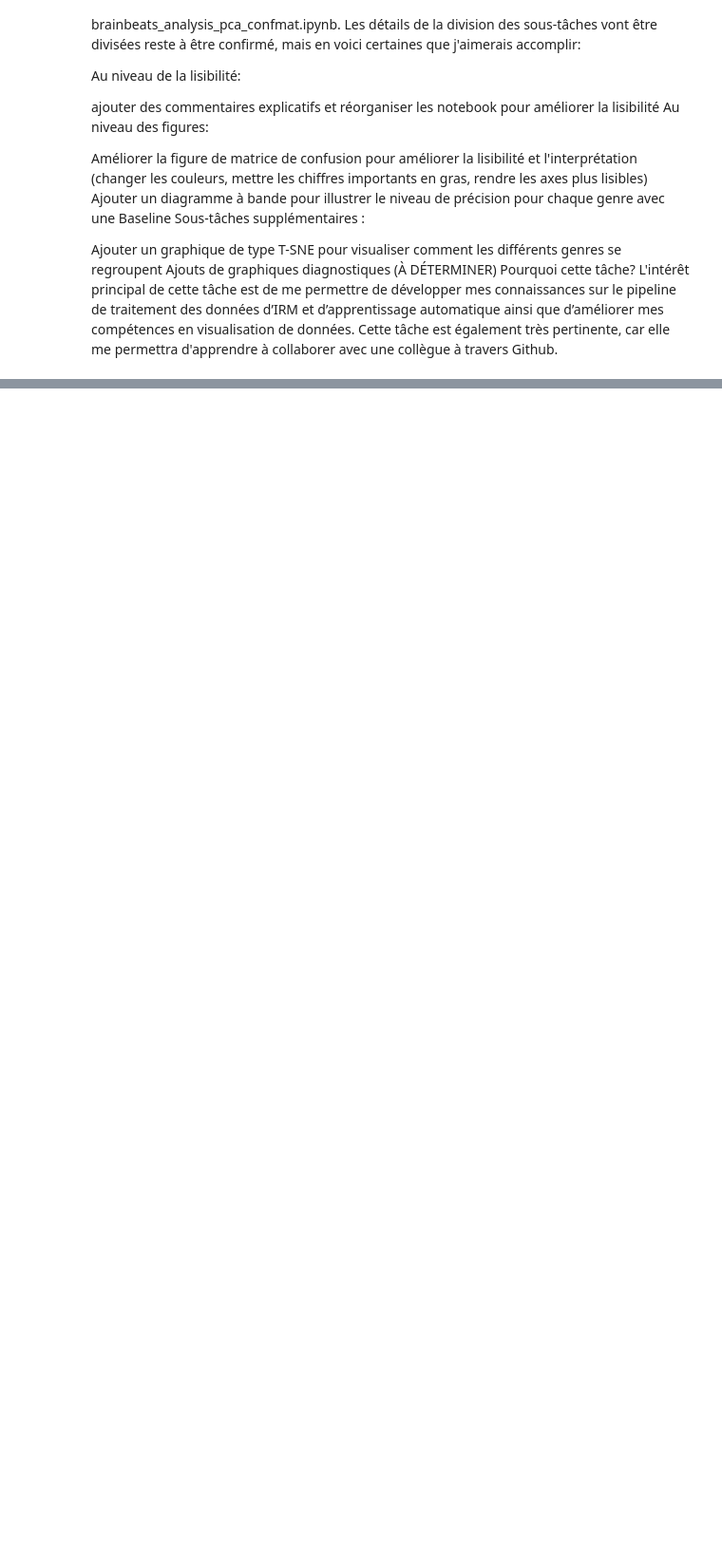
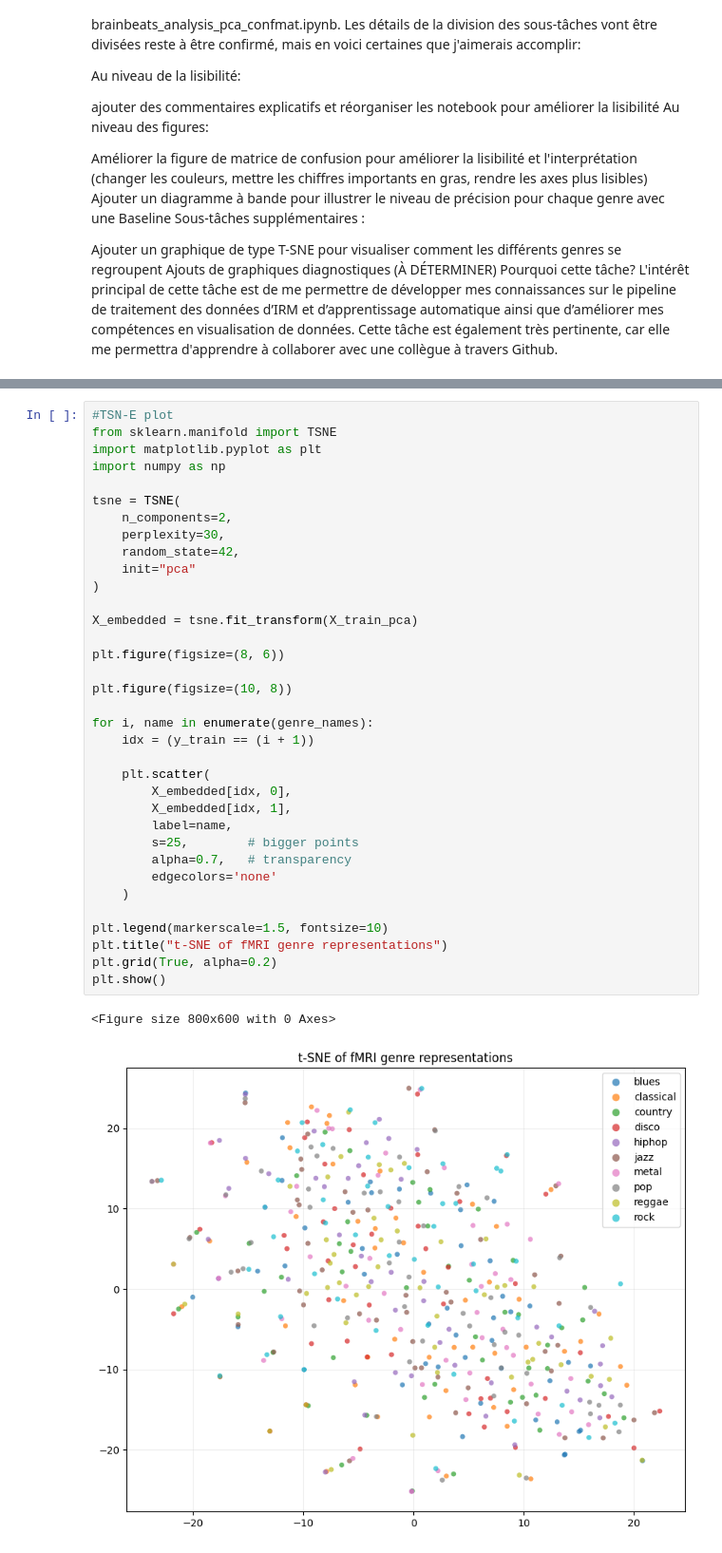
Before and after one commit to psy3019-6973-2026/BuuNguyen_Exercise_5, a Jupyter notebook: tasks/task_1.ipynb, the cells around one changed output, grey strips where cells are left out. Shown at 95% size. Drawn from its saved outputs; the diff is of its cells as text; blank space fills up the shorter version.

```diff
--- a/tasks/task_1.ipynb
+++ b/tasks/task_1.ipynb
@@ -167,0 +288,38 @@ from scipy.io import loadmat
+# %%
+#TSN-E plot
+from sklearn.manifold import TSNE
+import matplotlib.pyplot as plt
+import numpy as np
+
+tsne = TSNE(
+    n_components=2,
+    perplexity=30,
+    random_state=42,
+    init="pca"
+)
+
+X_embedded = tsne.fit_transform(X_train_pca)
+
+plt.figure(figsize=(8, 6))
+
+plt.figure(figsize=(10, 8))
+
+for i, name in enumerate(genre_names):
+    idx = (y_train == (i + 1))
+
+    plt.scatter(
+        X_embedded[idx, 0],
+        X_embedded[idx, 1],
+        label=name,
+        s=25,        # bigger points
+        alpha=0.7,   # transparency
+        edgecolors='none'
+    )
+
+plt.legend(markerscale=1.5, fontsize=10)
+plt.title("t-SNE of fMRI genre representations")
+plt.grid(True, alpha=0.2)
+plt.show()
+# %% [output]
+<Figure size 800x600 with 0 Axes>
+[figure, added]
```
Also changed, not shown: parts of 7 cells of this notebook.
